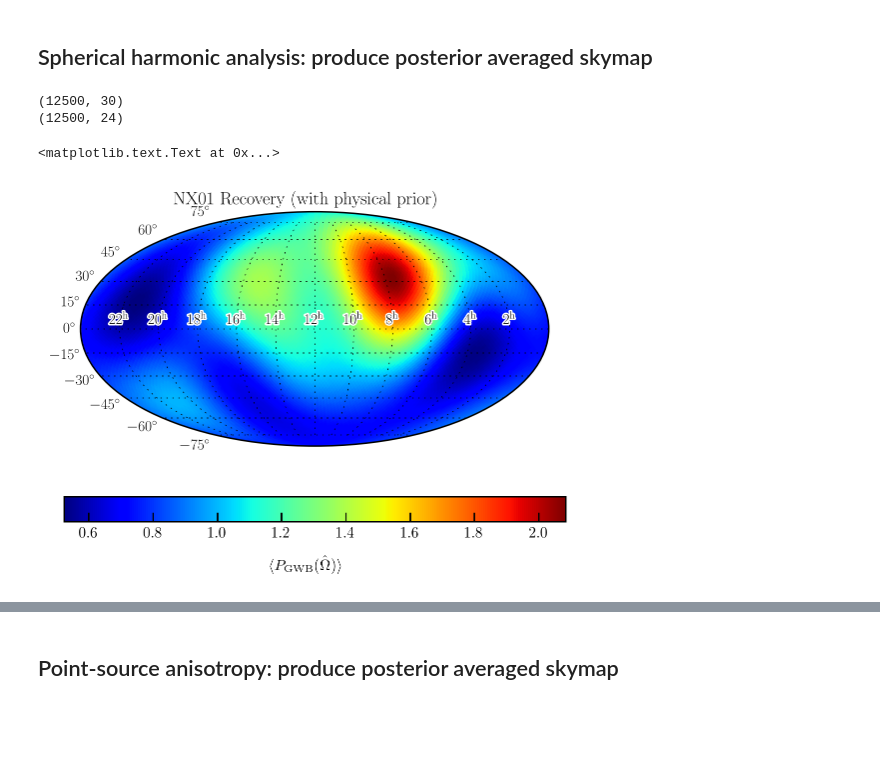
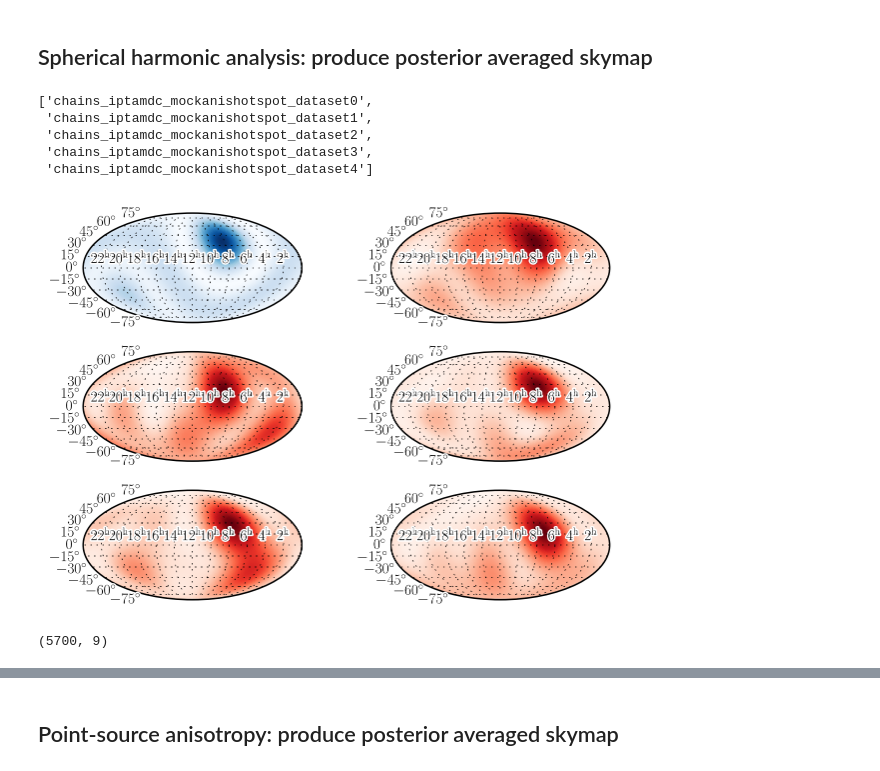
Before and after one commit to stevertaylor/NX01, a Jupyter notebook: process-anisotropy-maps.ipynb, the cells around one changed output, grey strips where cells are left out. Saved outputs shown, nothing was run; the diff lists cells and outputs as text; code cells hidden in the pictures; blank space fills up the shorter version.

```diff
--- a/process-anisotropy-maps.ipynb
+++ b/process-anisotropy-maps.ipynb
@@ -44,19 +44,61 @@ plt.title('Injected')
 [figure]
 # %% [markdown]
 ## Spherical harmonic analysis: produce posterior averaged skymap
+# %%
+dirnames = sorted(glob.glob('chains_iptamdc_mockanishotspot_dataset*'))
+# %%
+dirnames
+# %% [output]
+['chains_iptamdc_mockanishotspot_dataset0',
+ 'chains_iptamdc_mockanishotspot_dataset1',
+ 'chains_iptamdc_mockanishotspot_dataset2',
+ 'chains_iptamdc_mockanishotspot_dataset3',
+ 'chains_iptamdc_mockanishotspot_dataset4']
 # %%
-#clm_chain = np.loadtxt('chains_mdc1_anisSim_hotspot/nanograv_gwbdetect_Lmax4_gamVary_reddetectpowerlaw_nmodes15/chain_1.0.txt')
-clm_chain = np.loadtxt('chains_iptamdc_mockanishotspot/pta_gwbloguniform_Lmax4_gamVary_redFix_nmodes20/chain_1.txt')
+clm_chain = []
+for ii,name in enumerate(dirnames):
+    try:
+        clm_chain.append(np.loadtxt(dirnames[ii]+'/pta_gwbloguniform_Lmax4_gamVary_redFix_nmodes20/chain_1.0.txt'))
+    except:
+        clm_chain.append(np.loadtxt(dirnames[ii]+'/pta_gwbloguniform_Lmax4_gamVary_redFix_nmodes20/chain_1.txt'))
-# %%
-print clm_chain.shape
-print clm_chain[:,-3-(4+1)**2:-4].shape
-# %% [output]
-(12500, 30)
-(12500, 24)
-# %%
-map_expected = bu.makeSkyMap(clm_chain[:,-3-(4+1)**2:-4],lmax=4,nside=32)
-plt.title('NX01 Recovery (with physical prior)')
-#plt.savefig('iptamdc_hotspotrecovery.pdf',bbox_inches='tight',dpi=400)
-# %% [output]
-<matplotlib.text.Text at 0x...>
-[figure, removed]
+# %%
+LMAX = 4
+# %%
+fig = plt.figure()
+
+mycolor = matplotlib.cm.get_cmap('cubehelix')
+
+ax1 = fig.add_subplot(321, projection = 'astro mollweide')
+bu.makeSkyMap(clm_inj[1:], lmax=LMAX, nside=32, axis=ax1,
+              cmap=matplotlib.cm.get_cmap('Blues'))
+
+ax2 = fig.add_subplot(322, projection = 'astro mollweide')
+bu.makeSkyMap(clm_chain[0][5000:,-4-(LMAX+1)**2+1:-4],
+              lmax=LMAX, nside=32, axis=ax2,
+              cmap=matplotlib.cm.get_cmap('Reds'))
+
+ax3 = fig.add_subplot(323, projection = 'astro mollweide')
+bu.makeSkyMap(clm_chain[1][5000:,-4-(LMAX+1)**2+1:-4],
+              lmax=LMAX, nside=32, axis=ax3,
+              cmap=matplotlib.cm.get_cmap('Reds'))
+
+ax4 = fig.add_subplot(324, projection = 'astro mollweide')
+bu.makeSkyMap(clm_chain[2][5000:,-4-(LMAX+1)**2+1:-4],
+              lmax=LMAX, nside=32, axis=ax4,
+              cmap=matplotlib.cm.get_cmap('Reds'))
+
+ax5 = fig.add_subplot(325, projection = 'astro mollweide')
+bu.makeSkyMap(clm_chain[3][5000:,-4-(LMAX+1)**2+1:-4],
+              lmax=LMAX, nside=32, axis=ax5,
+              cmap=matplotlib.cm.get_cmap('Reds'))
+
+ax6 = fig.add_subplot(326, projection = 'astro mollweide')
+bu.makeSkyMap(clm_chain[4][5000:,-4-(LMAX+1)**2+1:-4],
+              lmax=LMAX, nside=32, axis=ax6,
+              cmap=matplotlib.cm.get_cmap('Reds'))
+
+
+plt.tight_layout()
+plt.savefig('iptamdc_hotspotrecovery_manyreals.png',bbox_inches='tight',dpi=400)
+# %% [output]
+[figure, added]
@@ -62,0 +107,4 @@ plt.title('NX01 Recovery (with physical prior)')
+# %%
+dipole_chain.shape
+# %% [output]
+(5700, 9)
```
Also changed, not shown: parts of 19 cells of this notebook, 3 other files.
